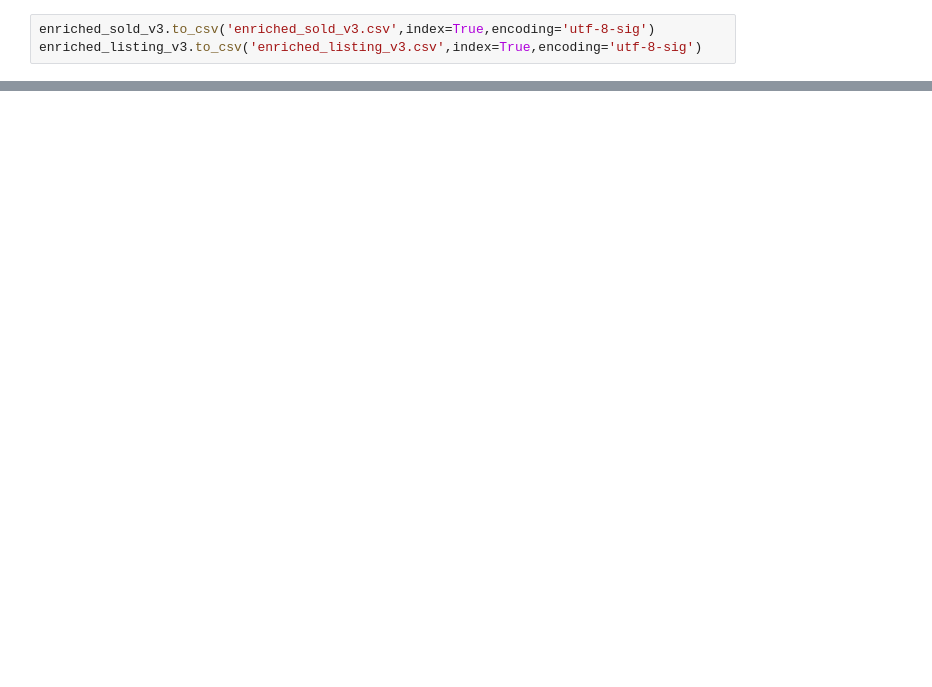
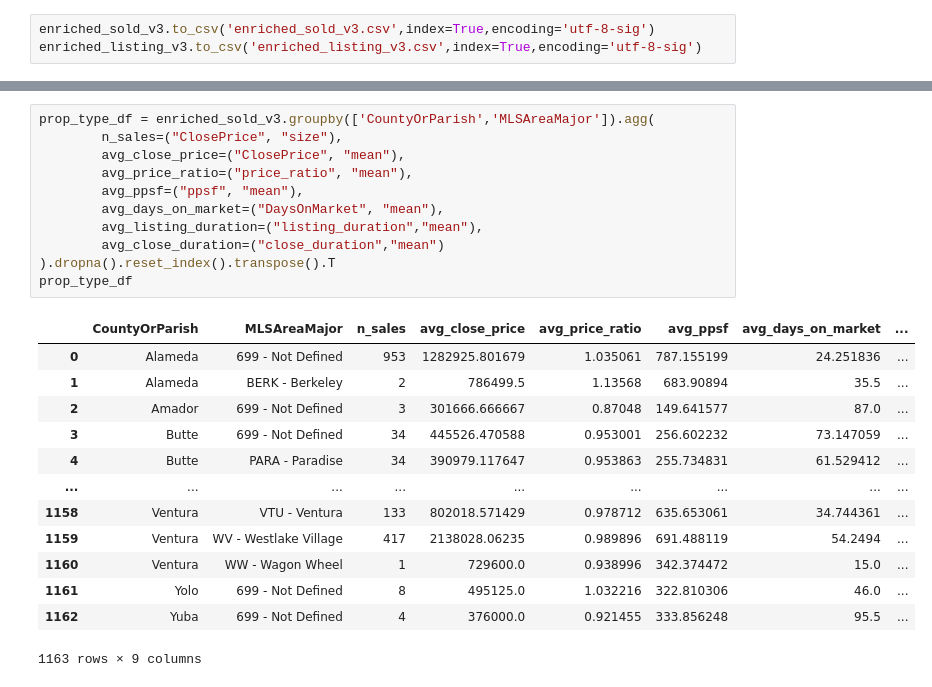
Before and after one commit to andrw0505/idxexchange, a Jupyter notebook: idx_deliverable.ipynb, the cells around one changed output, grey strips where cells are left out. Drawn from its saved outputs; the diff is of its cells as text; blank space fills up the shorter version.

```diff
--- a/idx_deliverable.ipynb
+++ b/idx_deliverable.ipynb
@@ -664,0 +710,25 @@ enriched_listing_v3.to_csv('enriched_listing_v3.csv',index=True,encoding='utf-8-
+# %%
+prop_type_df = enriched_sold_v3.groupby(['CountyOrParish','MLSAreaMajor']).agg(
+        n_sales=("ClosePrice", "size"),
+        avg_close_price=("ClosePrice", "mean"),
+        avg_price_ratio=("price_ratio", "mean"),
+        avg_ppsf=("ppsf", "mean"),
+        avg_days_on_market=("DaysOnMarket", "mean"),
+        avg_listing_duration=("listing_duration","mean"),
+        avg_close_duration=("close_duration","mean")
+).dropna().reset_index().transpose().T
+prop_type_df
+# %% [output]
+|  | CountyOrParish | MLSAreaMajor | n_sales | avg_close_price | avg_price_ratio | avg_ppsf | avg_days_on_market | ... |
+| 0 | Alameda | 699 - Not Defined | 953 | 1282925.801679 | 1.035061 | 787.155199 | 24.251836 | ... |
+| 1 | Alameda | BERK - Berkeley | 2 | 786499.5 | 1.13568 | 683.90894 | 35.5 | ... |
+| 2 | Amador | 699 - Not Defined | 3 | 301666.666667 | 0.87048 | 149.641577 | 87.0 | ... |
+| 3 | Butte | 699 - Not Defined | 34 | 445526.470588 | 0.953001 | 256.602232 | 73.147059 | ... |
+| 4 | Butte | PARA - Paradise | 34 | 390979.117647 | 0.953863 | 255.734831 | 61.529412 | ... |
+| ... | ... | ... | ... | ... | ... | ... | ... | ... |
+| 1158 | Ventura | VTU - Ventura | 133 | 802018.571429 | 0.978712 | 635.653061 | 34.744361 | ... |
+| 1159 | Ventura | WV - Westlake Village | 417 | 2138028.06235 | 0.989896 | 691.488119 | 54.2494 | ... |
+| 1160 | Ventura | WW - Wagon Wheel | 1 | 729600.0 | 0.938996 | 342.374472 | 15.0 | ... |
+| 1161 | Yolo | 699 - Not Defined | 8 | 495125.0 | 1.032216 | 322.810306 | 46.0 | ... |
+| 1162 | Yuba | 699 - Not Defined | 4 | 376000.0 | 0.921455 | 333.856248 | 95.5 | ... |
+1163 rows × 9 columns
```
Also changed, not shown: parts of 40 cells of this notebook.
